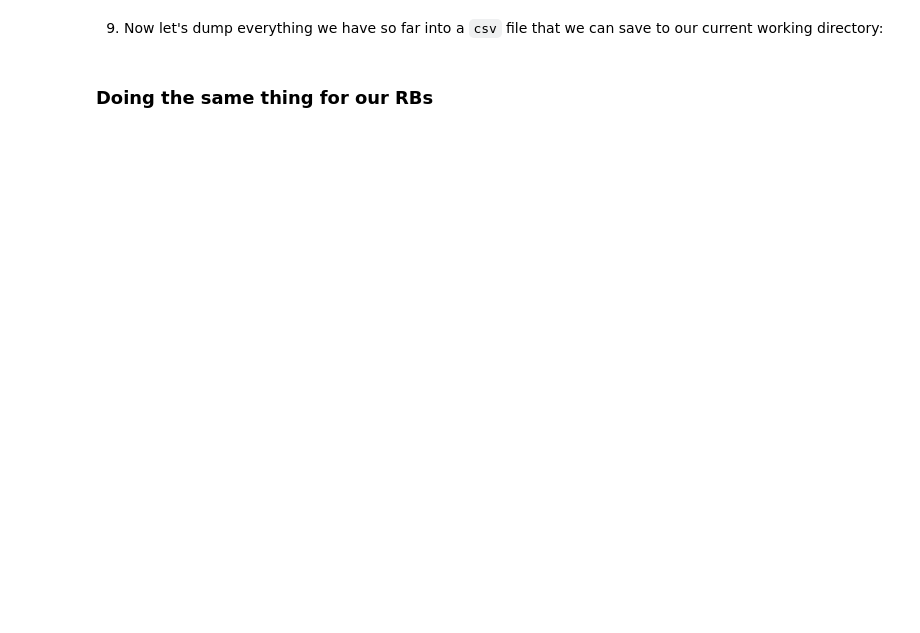
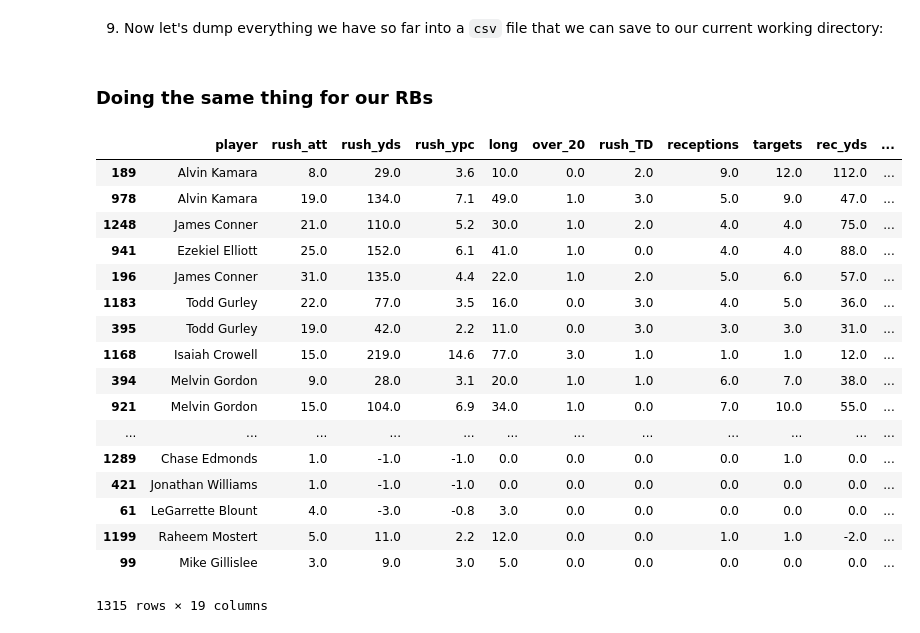
Before and after one commit to dodgemcintosh/FFML, a Jupyter notebook: 1-Getting-NFL-Data.ipynb, the cells around one changed output. Drawn from its saved outputs; the diff is of its cells as text; code cells hidden in the pictures; blank space fills up the shorter version.

```diff
--- a/1-Getting-NFL-Data.ipynb
+++ b/1-Getting-NFL-Data.ipynb
@@ -172,3 +189,66 @@ active = []
 fpoints = []
 fpoints_g = []
 own_pct = []
+
+week = []
+year = []
+# %%
+rb_stats_lists = [player,rush_att,rush_yds,rush_ypc,long,over_20,rush_TD,
+                  receptions,targets,rec_yds,rec_ypr,rec_TD,
+                  fumbles_lost,active,fpoints,fpoints_g,own_pct]
+
+for week_number in range(1,6):
+
+    res = requests.get('https://www.fantasypros.com/nfl/stats/rb.php?week={}&scoring=HALF&range=week'.format(week_number))
+    soup = BeautifulSoup(res.content, 'lxml')
+
+    for row in soup.find('div', {'class':'mobile-table'}).find('tbody').find_all('tr'):
+        cells = row.find_all('td')
+        for index, selection in enumerate(rb_stats_lists):
+            selection.append(cells[index].text.lstrip().strip())
+        # I want "week" to become a unique identifier to bring in opponents
+        week.append(week_number)
+
+rbdf = pd.DataFrame(columns= ['player','rush_att','rush_yds','rush_ypc','long','over_20','rush_TD',
+                  'receptions','targets','rec_yds','rec_ypr','rec_TD',
+                  'fumbles_lost','active','fpoints','fpoints_g','own_pct'])
+
+for index, column in enumerate(rbdf.columns):
+    rbdf[column] = rb_stats_lists[index]
+
+rbdf['week'] = week
+rbdf['week'] = rbdf.week.astype(str)
+
+team = []
+for individual in rbdf['player']:
+    team.append(re.findall('\(([^\)]+)\)', individual)[0])
+rbdf['team'] = team
+
+rbdf['player'] = [ind[0] for ind in [re.findall('^.*?(?=\s\()', quarterback) for quarterback in rbdf['player']]]
+
+rbdf['own_pct'] = rbdf.own_pct.apply(lambda x: x.strip('%'))
+rbdf.own_pct.replace(to_replace='', value='0.0', inplace=True)
+
+for x in [col for col in rbdf.columns if col not in ['player','week', 'team', 'year']]:
+    rbdf[x] = rbdf[x].astype(float)
+# %%
+rbdf.loc[rbdf['fpoints'] == rbdf.fpoints.ma]
+# %% [output]
+|  | player | rush_att | rush_yds | rush_ypc | long | over_20 | rush_TD | receptions | targets | rec_yds | ... |
+| 189 | Alvin Kamara | 8.0 | 29.0 | 3.6 | 10.0 | 0.0 | 2.0 | 9.0 | 12.0 | 112.0 | ... |
+| 978 | Alvin Kamara | 19.0 | 134.0 | 7.1 | 49.0 | 1.0 | 3.0 | 5.0 | 9.0 | 47.0 | ... |
+| 1248 | James Conner | 21.0 | 110.0 | 5.2 | 30.0 | 1.0 | 2.0 | 4.0 | 4.0 | 75.0 | ... |
+| 941 | Ezekiel Elliott | 25.0 | 152.0 | 6.1 | 41.0 | 1.0 | 0.0 | 4.0 | 4.0 | 88.0 | ... |
+| 196 | James Conner | 31.0 | 135.0 | 4.4 | 22.0 | 1.0 | 2.0 | 5.0 | 6.0 | 57.0 | ... |
+| 1183 | Todd Gurley | 22.0 | 77.0 | 3.5 | 16.0 | 0.0 | 3.0 | 4.0 | 5.0 | 36.0 | ... |
+| 395 | Todd Gurley | 19.0 | 42.0 | 2.2 | 11.0 | 0.0 | 3.0 | 3.0 | 3.0 | 31.0 | ... |
+| 1168 | Isaiah Crowell | 15.0 | 219.0 | 14.6 | 77.0 | 3.0 | 1.0 | 1.0 | 1.0 | 12.0 | ... |
+| 394 | Melvin Gordon | 9.0 | 28.0 | 3.1 | 20.0 | 1.0 | 1.0 | 6.0 | 7.0 | 38.0 | ... |
+| 921 | Melvin Gordon | 15.0 | 104.0 | 6.9 | 34.0 | 1.0 | 0.0 | 7.0 | 10.0 | 55.0 | ... |
+| ... | ... | ... | ... | ... | ... | ... | ... | ... | ... | ... | ... |
+| 1289 | Chase Edmonds | 1.0 | -1.0 | -1.0 | 0.0 | 0.0 | 0.0 | 0.0 | 1.0 | 0.0 | ... |
+| 421 | Jonathan Williams | 1.0 | -1.0 | -1.0 | 0.0 | 0.0 | 0.0 | 0.0 | 0.0 | 0.0 | ... |
+| 61 | LeGarrette Blount | 4.0 | -3.0 | -0.8 | 3.0 | 0.0 | 0.0 | 0.0 | 0.0 | 0.0 | ... |
+| 1199 | Raheem Mostert | 5.0 | 11.0 | 2.2 | 12.0 | 0.0 | 0.0 | 1.0 | 1.0 | -2.0 | ... |
+| 99 | Mike Gillislee | 3.0 | 9.0 | 3.0 | 5.0 | 0.0 | 0.0 | 0.0 | 0.0 | 0.0 | ... |
+1315 rows × 19 columns
```
Also changed, not shown: parts of 4 cells of this notebook.
